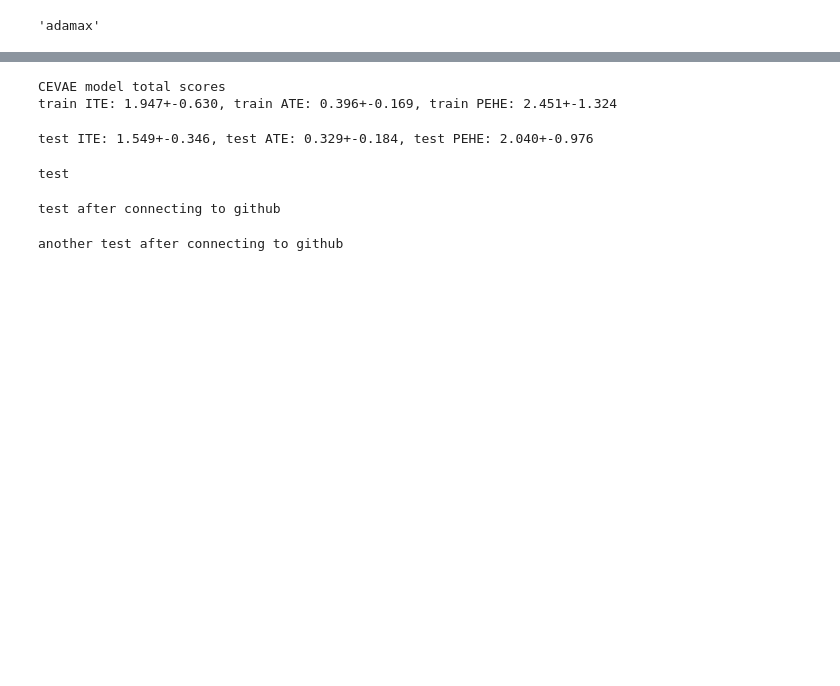
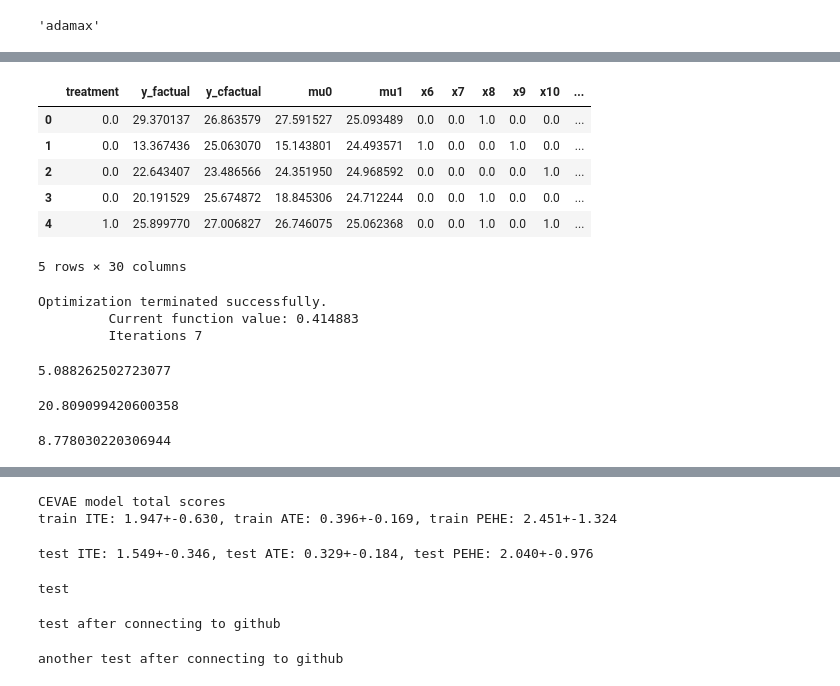
Before and after one commit to riow1983/CEVAE-custom, a Jupyter notebook: cevae_ihdp.ipynb, the cells around one changed output, grey strips where cells are left out. Saved outputs shown, nothing was run; the diff lists cells and outputs as text; code cells hidden in the pictures; blank space fills up the shorter version.

Commit message:
Add propensity score matching

```diff
--- a/cevae_ihdp.ipynb
+++ b/cevae_ihdp.ipynb
@@ -129,0 +133,20 @@ ValueError: ignored
+# %%
+for i, (train, valid, test, contfeats, binfeats) in enumerate(dataset.get_train_valid_test()):
+    print '\nReplication {}/{}'.format(i + 1, args.reps)
+    (xtr, ttr, ytr), (y_cftr, mu0tr, mu1tr) = train
+    (xva, tva, yva), (y_cfva, mu0va, mu1va) = valid
+    (xte, tte, yte), (y_cfte, mu0te, mu1te) = test
+    evaluator_test = Evaluator(yte, tte, y_cf=y_cfte, mu0=mu0te, mu1=mu1te)
+
+    # reorder features with binary first and continuous after
+    perm = binfeats + contfeats
+    xtr, xva, xte = xtr[:, perm], xva[:, perm], xte[:, perm]
+
+    xalltr, talltr, yalltr = np.concatenate([xtr, xva], axis=0), np.concatenate([ttr, tva], axis=0), np.concatenate([ytr, yva], axis=0)
+    evaluator_train = Evaluator(yalltr, talltr, y_cf=np.concatenate([y_cftr, y_cfva], axis=0),
+                                mu0=np.concatenate([mu0tr, mu0va], axis=0), mu1=np.concatenate([mu1tr, mu1va], axis=0))
+
+    # zero mean, unit variance for y during training
+    ym, ys = np.mean(ytr), np.std(ytr)
+    ytr, yva = (ytr - ym) / ys, (yva - ym) / ys
+    best_logpvalid = - np.inf
@@ -129,0 +190,2 @@ ValueError: ignored
+# %%
+y_cf=np.concatenate([y_cftr, y_cfva], axis=0)
@@ -129,0 +218,3 @@ ValueError: ignored
+# %%
+mu0 = np.concatenate([mu0tr, mu0va], axis=0)
+mu1 = np.concatenate([mu1tr, mu1va], axis=0)
@@ -129,0 +247,15 @@ ValueError: ignored
+# %%
+# treatment, y_factual, y_cfactual, mu0, mu1, x1, …, x25
+#pd.DataFrame(mu1, columns=["mu1"])
+cols = ["treatment", "y_factual", "y_cfactual", "mu0", "mu1"] + ["x"+str(i) for i in perm]
+# %%
+df = pd.DataFrame(np.concatenate([talltr, yalltr, y_cf, mu0, mu1, xalltr], axis=1), columns=cols)
+df.head()
+# %% [output]
+|  | treatment | y_factual | y_cfactual | mu0 | mu1 | x6 | x7 | x8 | x9 | x10 | ... |
+| 0 | 0.0 | 29.370137 | 26.863579 | 27.591527 | 25.093489 | 0.0 | 0.0 | 1.0 | 0.0 | 0.0 | ... |
+| 1 | 0.0 | 13.367436 | 25.063070 | 15.143801 | 24.493571 | 1.0 | 0.0 | 0.0 | 1.0 | 0.0 | ... |
+| 2 | 0.0 | 22.643407 | 23.486566 | 24.351950 | 24.968592 | 0.0 | 0.0 | 0.0 | 0.0 | 1.0 | ... |
+| 3 | 0.0 | 20.191529 | 25.674872 | 18.845306 | 24.712244 | 0.0 | 0.0 | 1.0 | 0.0 | 0.0 | ... |
+| 4 | 1.0 | 25.899770 | 27.006827 | 26.746075 | 25.062368 | 0.0 | 0.0 | 1.0 | 0.0 | 1.0 | ... |
+5 rows × 30 columns
@@ -130,3 +265,38 @@ ValueError: ignored
+# %%
+# Calculate propensity scores
+target = df["treatment"]
+X = df.iloc[:, 5:]
+glm = sm.Logit(target, X)
+result = glm.fit()
+ps = pd.Series(result.predict(X))
+# %% [output]
+Optimization terminated successfully.
+         Current function value: 0.414883
+         Iterations 7
+# %%
+#Propensity score matching
+table = pd.concat([ps, df["treatment"], df["y_factual"]], axis=1)
+table.columns = ['ps','treatment','y_factual']
+
+interval = np.arange(0, 1.05, 0.05)
+match_list = []
+for i in range(0, len(interval)-1):
+    temp0 = table[(table['treatment']==0) & (interval[i] < table['ps']) & (table['ps'] < interval[i+1])]
+    temp1 = table[(table['treatment']==1) & (interval[i] < table['ps']) & (table['ps'] < interval[i+1])]
+    if (len(temp0) > 0) & (len(temp1) > 0):
+        match_list.append(temp1['y_factual'].mean() - temp0['y_factual'].mean())
+
+np.mean(match_list)
+# %% [output]
+5.088262502723077
+# %%
+ym
+# %% [output]
+20.809099420600358
+# %%
+ys
+# %% [output]
+8.778030220306944
 # %%
 for i, (train, valid, test, contfeats, binfeats) in enumerate(dataset.get_train_valid_test()):
     print '\nReplication {}/{}'.format(i + 1, args.reps)
```
Also changed, not shown: parts of 16 cells of this notebook.
